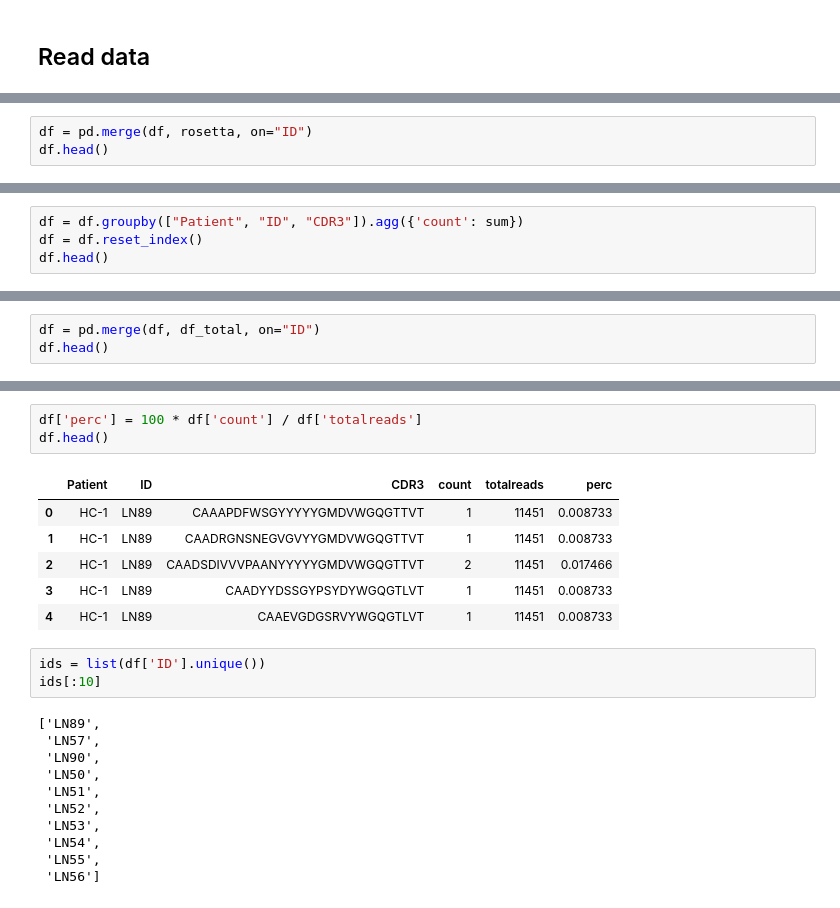
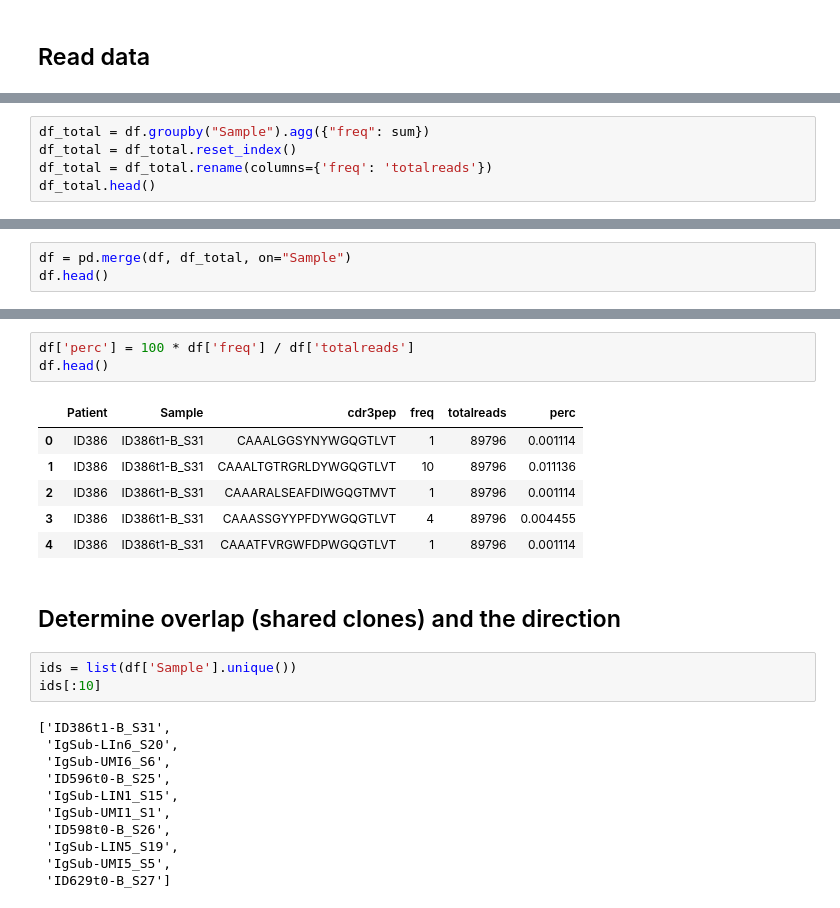
Before and after one commit to EDS-Bioinformatics-Laboratory/reseda, a Jupyter notebook: NOTEBOOKS/SharedClonesDirection.ipynb, the cells around one changed output, grey strips where cells are left out. Saved outputs shown, nothing was run; the diff lists cells and outputs as text.

```diff
--- a/NOTEBOOKS/SharedClonesDirection.ipynb
+++ b/NOTEBOOKS/SharedClonesDirection.ipynb
@@ -76,0 +75,5 @@ rosetta
+# %%
+df_total = df.groupby("Sample").agg({"freq": sum})
+df_total = df_total.reset_index()
+df_total = df_total.rename(columns={'freq': 'totalreads'})
+df_total.head()
@@ -77,4 +87,4 @@ rosetta
 # %%
-df = pd.merge(df, rosetta, on="ID")
+df = pd.merge(df, df_total, on="Sample")
 df.head()
 # %% [output]
@@ -87,4 +96,0 @@ df.head()
-# %%
-df = df.groupby(["Patient", "ID", "CDR3"]).agg({'count': sum})
-df = df.reset_index()
-df.head()
@@ -110,3 +96,0 @@ df_total.head()
-# %%
-df = pd.merge(df, df_total, on="ID")
-df.head()
@@ -129,26 +106,28 @@ df.tail()
 # %%
-df['perc'] = 100 * df['count'] / df['totalreads']
+df['perc'] = 100 * df['freq'] / df['totalreads']
 df.head()
 # %% [output]
-|  | Patient | ID | CDR3 | count | totalreads | perc |
-| 0 | HC-1 | LN89 | CAAAPDFWSGYYYYYGMDVWGQGTTVT | 1 | 11451 | 0.008733 |
-| 1 | HC-1 | LN89 | CAADRGNSNEGVGVYYGMDVWGQGTTVT | 1 | 11451 | 0.008733 |
-| 2 | HC-1 | LN89 | CAADSDIVVVPAANYYYYYGMDVWGQGTTVT | 2 | 11451 | 0.017466 |
-| 3 | HC-1 | LN89 | CAADYYDSSGYPSYDYWGQGTLVT | 1 | 11451 | 0.008733 |
-| 4 | HC-1 | LN89 | CAAEVGDGSRVYWGQGTLVT | 1 | 11451 | 0.008733 |
+|  | Patient | Sample | cdr3pep | freq | totalreads | perc |
+| 0 | ID386 | ID386t1-B_S31 | CAAALGGSYNYWGQGTLVT | 1 | 89796 | 0.001114 |
+| 1 | ID386 | ID386t1-B_S31 | CAAALTGTRGRLDYWGQGTLVT | 10 | 89796 | 0.011136 |
+| 2 | ID386 | ID386t1-B_S31 | CAAARALSEAFDIWGQGTMVT | 1 | 89796 | 0.001114 |
+| 3 | ID386 | ID386t1-B_S31 | CAAASSGYYPFDYWGQGTLVT | 4 | 89796 | 0.004455 |
+| 4 | ID386 | ID386t1-B_S31 | CAAATFVRGWFDPWGQGTLVT | 1 | 89796 | 0.001114 |
+# %% [markdown]
+## Determine overlap (shared clones) and the direction
 # %%
-ids = list(df['ID'].unique())
+ids = list(df['Sample'].unique())
 ids[:10]
 # %% [output]
-['LN89',
- 'LN57',
- 'LN90',
- 'LN50',
- 'LN51',
- 'LN52',
- 'LN53',
- 'LN54',
- 'LN55',
- 'LN56']
+['ID386t1-B_S31',
+ 'IgSub-LIn6_S20',
+ 'IgSub-UMI6_S6',
+ 'ID596t0-B_S25',
+ 'IgSub-LIN1_S15',
+ 'IgSub-UMI1_S1',
+ 'ID598t0-B_S26',
+ 'IgSub-LIN5_S19',
+ 'IgSub-UMI5_S5',
+ 'ID629t0-B_S27']
 # %%
 def directionShared(df, idA, idB):
```
Also changed, not shown: parts of 30 cells of this notebook.
